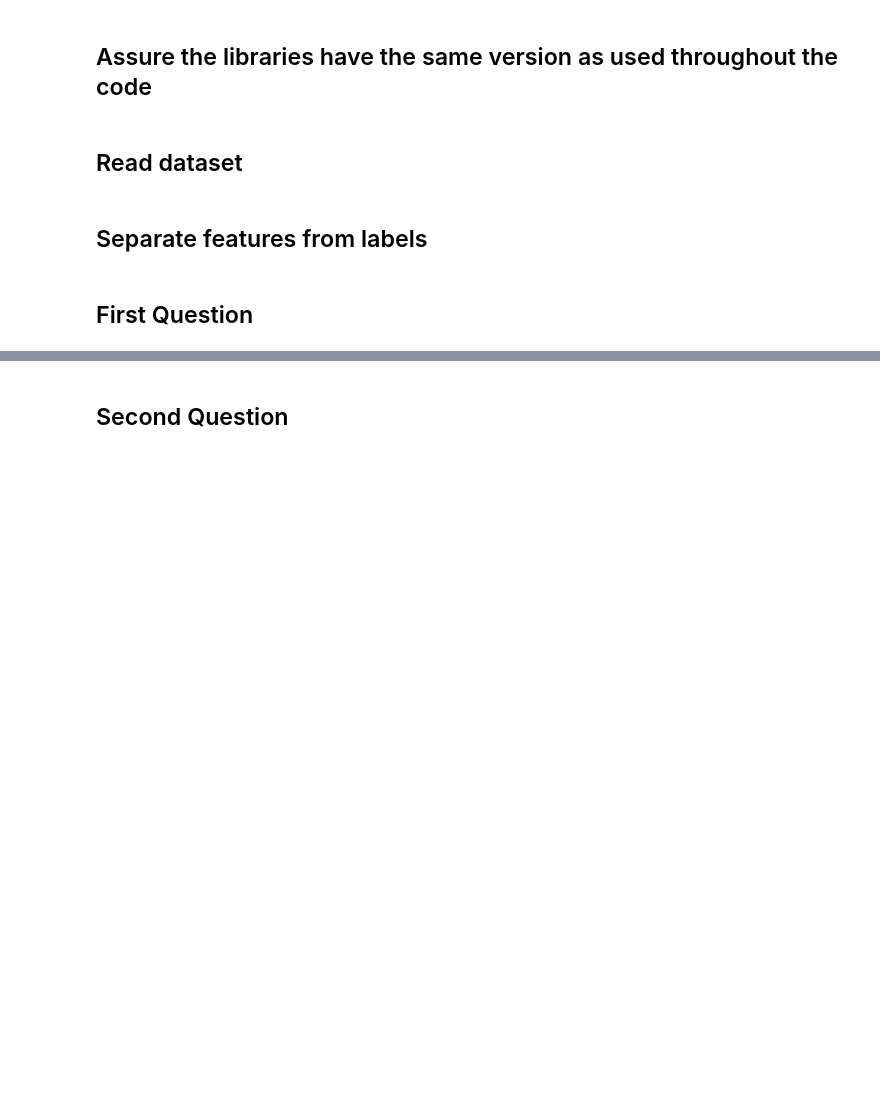
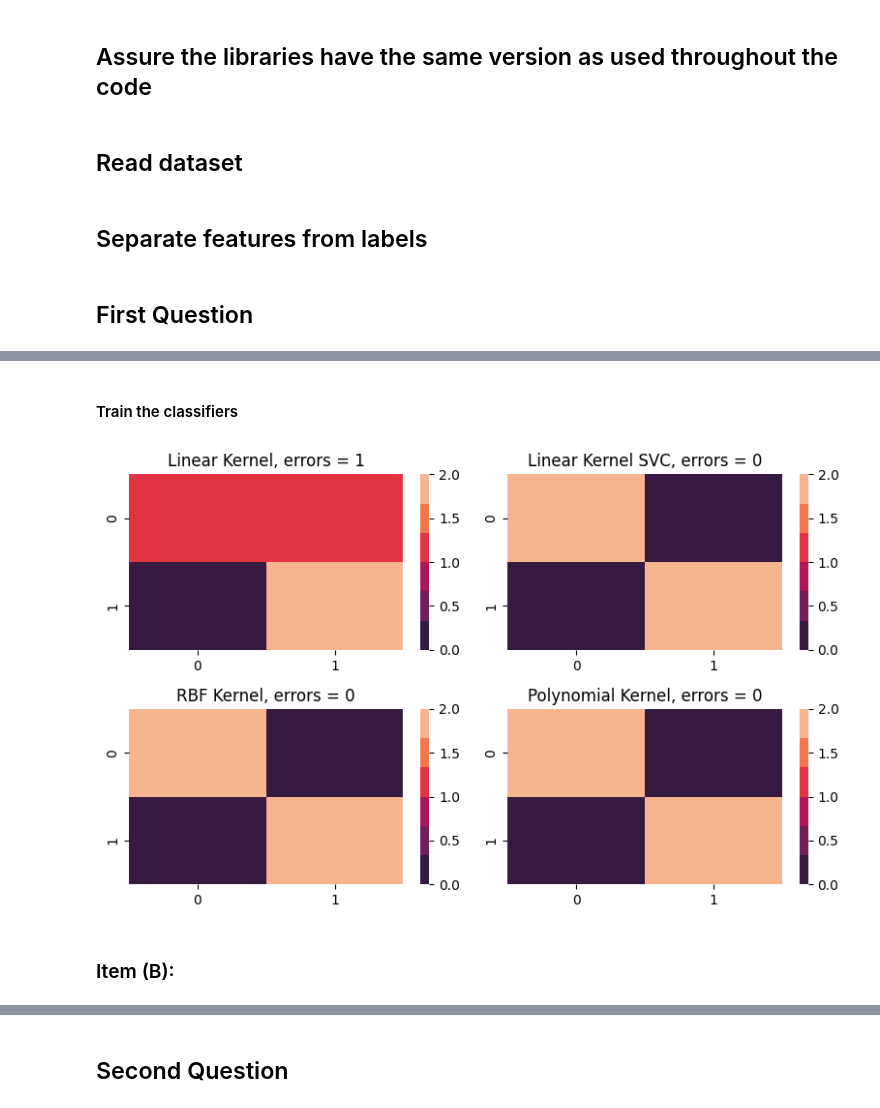
Before and after one commit to Euronym/computational_intelligence_2022, a Jupyter notebook: svm_homework.ipynb, the cells around one changed output, grey strips where cells are left out. Drawn from its saved outputs; the diff is of its cells as text; code cells hidden in the pictures; blank space fills up the shorter version.

```diff
--- a/svm_homework.ipynb
+++ b/svm_homework.ipynb
@@ -47,3 +53,5 @@ from sklearn.svm import SVC, LinearSVC
+# %% [markdown]
+#### Train the classifiers
 # %%
 def train_svm_classifiers(X: list, y: list) -> list:
     """
@@ -53,13 +61,13 @@ def train_svm_classifiers(X: list, y: list) -> list:
     model_1 = LinearSVC()
     model_1.fit(X,y)
     models.append(model_1)
-    model_2 = SVC()
+    model_2 = SVC(kernel='linear')
     model_2.fit(X,y)
     models.append(model_2)
-    model_3 = SVC()
+    model_3 = SVC(kernel='rbf')
     model_3.fit(X,y)
     models.append(model_3)
-    model_4 = SVC()
+    model_4 = SVC(kernel='poly', degree=3)
     model_4.fit(X,y)
     models.append(model_4)
     return models
@@ -77,0 +76,28 @@ ax[1,1].set_xlabel()
+# %%
+fig, ax = plt.subplots(nrows=2, ncols=2, figsize=(8,5))
+
+y_pred_arr = []
+
+heatmap = sns.color_palette('rocket')
+
+for model in models:
+    y_pred_arr.append(model.predict(X_test))
+
+linear_svc_cm = confusion_matrix(y_test, y_pred_arr[0])
+svc_linear_cm = confusion_matrix(y_test, y_pred_arr[1])
+svc_rbf_cm = confusion_matrix(y_test, y_pred_arr[2])
+svc_poly_cm = confusion_matrix(y_test, y_pred_arr[3])
+
+sns.heatmap(linear_svc_cm, ax=ax[0,0], cmap=heatmap)
+ax[0,0].set_title(f'Linear Kernel, errors = {np.sum(np.fliplr(linear_svc_cm).diagonal())}')
+sns.heatmap(svc_linear_cm, ax=ax[0,1], cmap=heatmap)
+ax[0,1].set_title(f'Linear Kernel SVC, errors = {np.sum(np.fliplr(svc_linear_cm).diagonal())}')
+sns.heatmap(svc_rbf_cm, ax=ax[1,0], cmap=heatmap)
+ax[1,0].set_title(f'RBF Kernel, errors = {np.sum(np.fliplr(svc_rbf_cm).diagonal())}')
+sns.heatmap(svc_poly_cm, ax=ax[1,1], cmap=heatmap)
+ax[1,1].set_title(f'Polynomial Kernel, errors = {np.sum(np.fliplr(svc_poly_cm).diagonal())}')
+fig.tight_layout()
+# %% [output]
+[figure, added]
+# %% [markdown]
+### Item (B):
```
Also changed, not shown: parts of 27 cells of this notebook.
